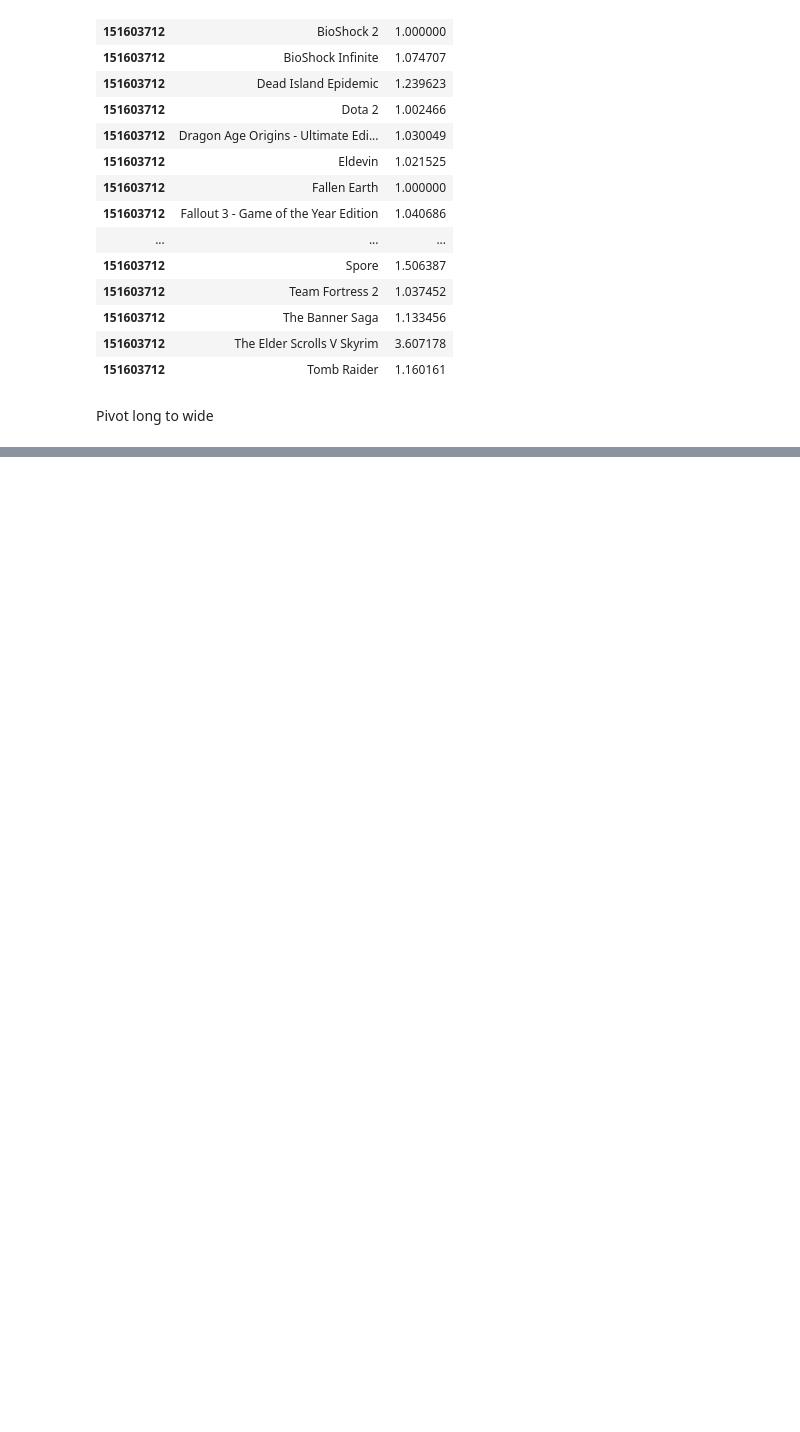
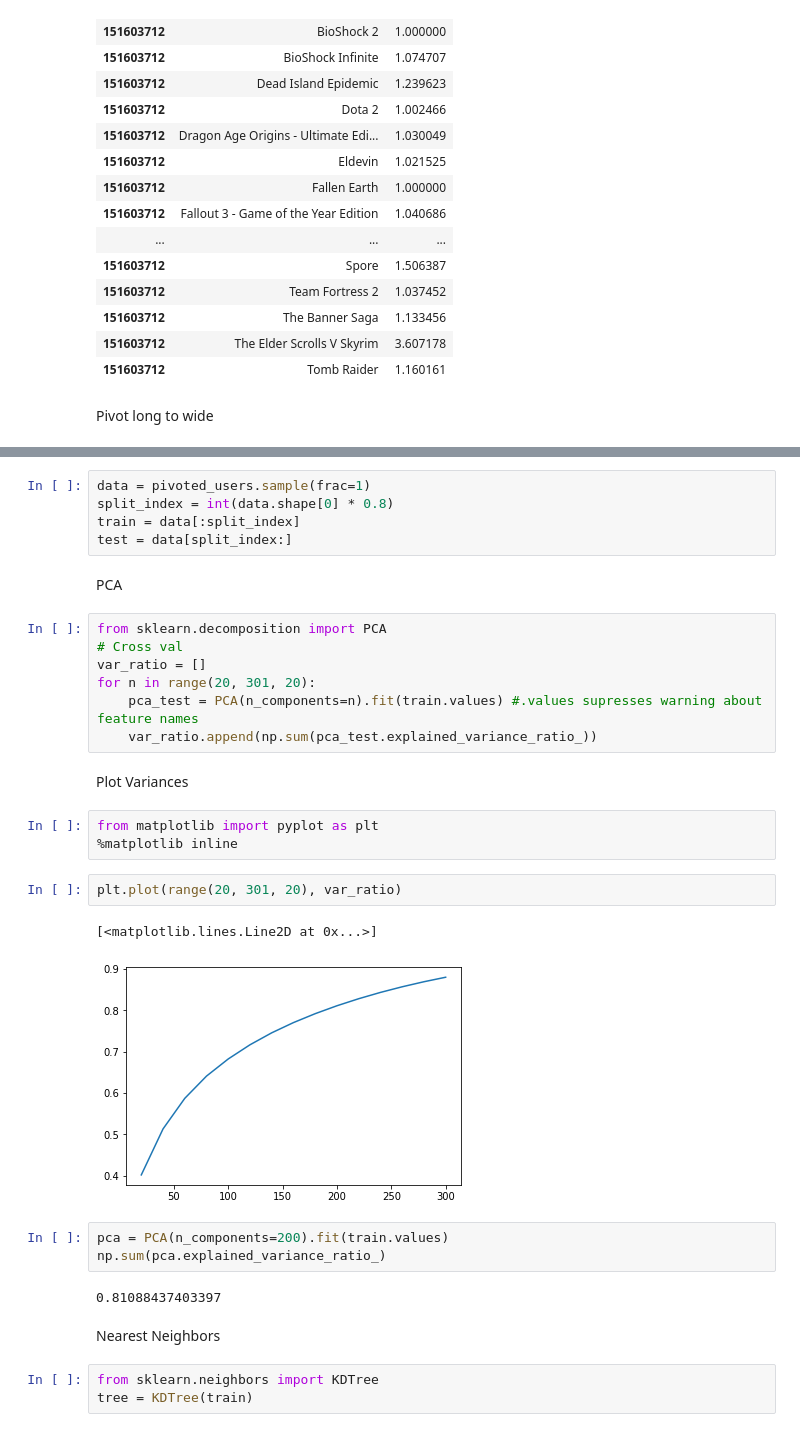
Before and after one commit to unit0113/CAP4770Project, a Jupyter notebook: model_3.ipynb, the cells around one changed output, grey strips where cells are left out. Cells and saved outputs as stored; diff of their text form; blank space fills up the shorter version.

Commit message:
PCA complete, model can now find neighbors

```diff
--- a/model_3.ipynb
+++ b/model_3.ipynb
@@ -122,0 +120,34 @@ Feature Selection
+# %%
+data = pivoted_users.sample(frac=1)
+split_index = int(data.shape[0] * 0.8)
+train = data[:split_index]
+test = data[split_index:]
+# %% [markdown]
+PCA
+# %%
+from sklearn.decomposition import PCA
+# Cross val
+var_ratio = []
+for n in range(20, 301, 20):
+    pca_test = PCA(n_components=n).fit(train.values) #.values supresses warning about feature names
+    var_ratio.append(np.sum(pca_test.explained_variance_ratio_))
+# %% [markdown]
+Plot Variances
+# %%
+from matplotlib import pyplot as plt
+%matplotlib inline
+# %%
+plt.plot(range(20, 301, 20), var_ratio)
+# %% [output]
+[<matplotlib.lines.Line2D at 0x...>]
+[figure, added]
+# %%
+pca = PCA(n_components=200).fit(train.values)
+np.sum(pca.explained_variance_ratio_)
+# %% [output]
+0.81088437403397
+# %% [markdown]
+Nearest Neighbors
+# %%
+from sklearn.neighbors import KDTree
+tree = KDTree(train)
```
Also changed, not shown: parts of 7 cells of this notebook.
